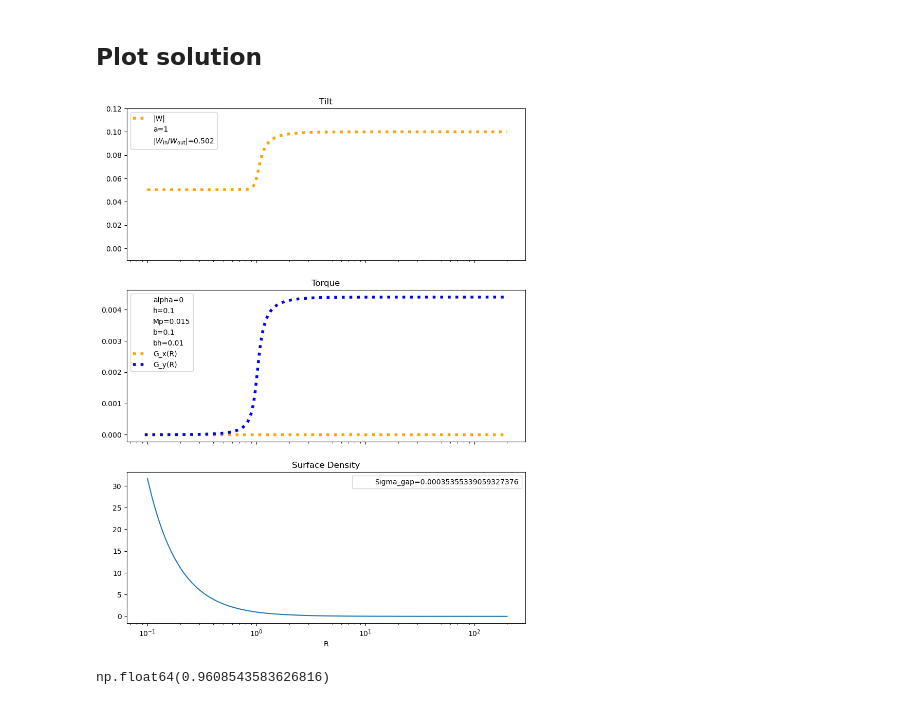
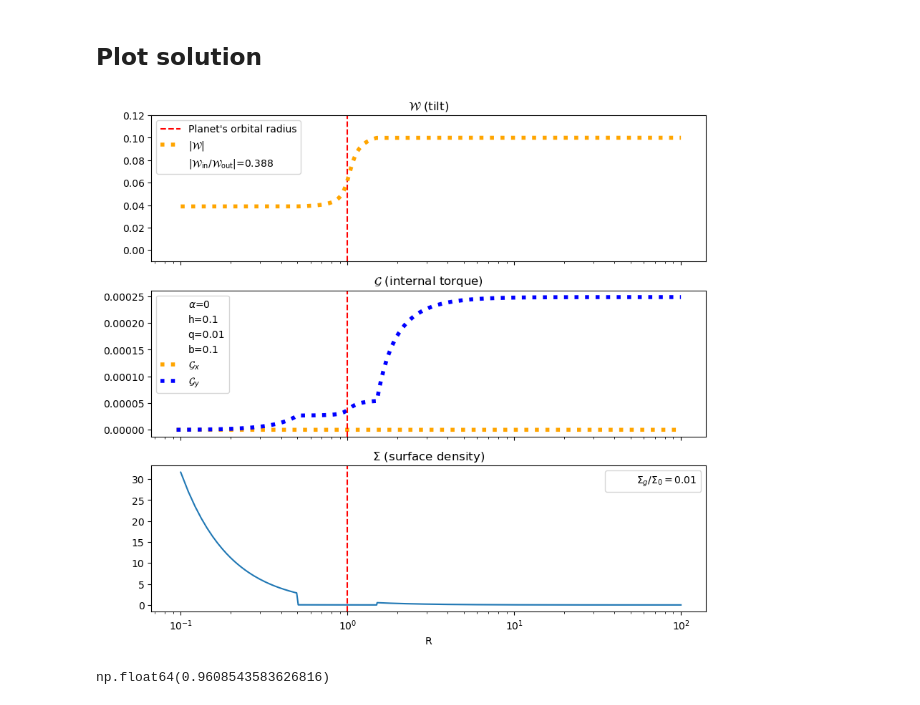
Before and after one commit to Jupiter1994/warped-disks, a Jupyter notebook: reduced-eqs-steady-state.ipynb, the cells around one changed output. Drawn from its saved outputs; the diff is of its cells as text; code cells hidden in the pictures.

Commit message:
improved steady-state soln plots, added jiaru's cartoon for bent disks

```diff
--- a/reduced-eqs-steady-state.ipynb
+++ b/reduced-eqs-steady-state.ipynb
@@ -37,11 +37,11 @@ cs = 0.1 # 0.02
 alpha = 0 # 0.01 # 0.019
 
 # planet parameters
-Mp, a = 1.5e-2, 1
+Mp, a = 1e-2, 1
 
 # toggle disk gap
 use_gap = False
-gap_depth = 1e0 # for a flat gap, this is Sigma_0/Sigma_gap
+gap_depth = 1e2 # for a flat gap, this is Sigma_0/Sigma_gap
 K, R_a, R_b, D_a, D_b = gap_depth, 0.5, 1.5, 0.05, 0.2
 use_Jeremys_profile = True # S * R**(-3/2), where S is different in or outside the gap
 
@@ -561,7 +561,7 @@ We start from the inner edge and integrate outward.
 # %%
 # spatial domain
 Rmin = 0.1
-Rmax = 200
+Rmax = 100
 DeltaR = .011 # 0.009
 num_Rs = (int) ((Rmax - Rmin) / DeltaR) + 1
 
@@ -663,7 +663,7 @@ if load_ungapped_data:
     with open(file_path_G, 'rb') as f:
         RGs_ungapped = np.load(f)
 # %%
-fig, axs = plt.subplots(3, sharex=True, figsize=(10,13))
+fig, axs = plt.subplots(3, sharex=True, figsize=(10,9))
 fig.set_facecolor("white")
 
 if load_zhu_data:
@@ -677,11 +677,13 @@ if load_ungapped_data:
     # axs[0].plot(RWs_ungapped[0], RWs_ungapped[1].imag, c="green", ls='--',\
     #             label="ungapped W_y")D_a
     axs[0].plot(RWs_ungapped[0].real, np.abs(RWs_ungapped[1]), c="red", ls='--',\
-                 label="ungapped |W|")
+                 label=r"ungapped |$\mathcal{W}$|")
 
 # axs[0].plot(Rs_warp.real, Ws.real, c="orange", ls=':', lw=4, label="W_x(R)")
 # axs[0].plot(Rs_warp.real, Ws.imag, c="blue", ls=':', lw=4, label="W_y(R)")
-axs[0].plot(Rs_warp.real, np.abs(Ws), c="orange", ls=':', lw=4, label="|W|")
+axs[0].vlines([a], 0, 1, transform=axs[0].get_xaxis_transform(), \
+                  color="red", linestyle="--", label="Planet's orbital radius")
+axs[0].plot(Rs_warp.real, np.abs(Ws), c="orange", ls=':', lw=4, label=r"|$\mathcal{W}$|")
 
 if use_gap:
     #R_a, R_b = 0.5, 1.5
@@ -691,80 +693,84 @@ if use_gap:
                   color="black", linestyle="--", label="Softening region")
 
 #axs[0].scatter([],[], s=0, label="dR="+str(DeltaR))
-axs[0].scatter([],[], s=0, label="a=" + str(a))
+#axs[0].scatter([],[], s=0, label="a=" + str(a))
 #axs[0].scatter([],[], s=0, label=r"$\Delta W_x/W_\text{out}$=" + str(DeltaWx))
-axs[0].scatter([],[], s=0, label=r"$|W_\text{in}/W_\text{out}|$=" + str(Win_div_Wout_rounded))
+axs[0].scatter([],[], s=0, label=r"$|\mathcal{W}_\text{in}/\mathcal{W}_\text{out}|$=" + str(Win_div_Wout_rounded))
 
 axs[0].set_ylim(-0.01,0.12)
 
-axs[1].scatter([],[], s=0, label="alpha=" + str(alpha))
+axs[1].scatter([],[], s=0, label=r"$\alpha$=" + str(alpha))
 axs[1].scatter([],[], s=0, label="h=" + str(cs))
 #axs[1].scatter([],[], s=0, label="BCs: G=0")
-axs[1].scatter([],[], s=0, label="Mp=" + str(Mp))
+axs[1].scatter([],[], s=0, label="q=" + str(Mp))
 axs[1].scatter([],[], s=0, label=r"b=" + str(eps))
 bh = eps*cs
-axs[1].scatter([],[], s=0, label=r"bh=" + str(np.round(bh,2)))
+#axs[1].scatter([],[], s=0, label=r"bh=" + str(np.round(bh,2)))
 #axs[1].scatter([],[], s=0, label="Rmax=" + str(Rmax))
 #axs[1].scatter([],[], s=0, label="G_in=" + str(np.round(Gs[0],2)))
 
 axs[0].legend()
-axs[0].set_title("Tilt")
+axs[0].set_title(r"$\mathcal{W}$ (tilt)")
 
 if load_zhu_data:
-    axs[1].plot(Rs_torque_zhu, Gs_final.real, c="red", ls='--', label="time-dep G_x")
-    axs[1].plot(Rs_torque_zhu, Gs_final.imag, c="orange", ls='--', label="time-dep G_y")
+    axs[1].plot(Rs_torque_zhu, Gs_final.real, c="red", ls='--', label=r"time-dep $\mathcal{G}_x$")
+    axs[1].plot(Rs_torque_zhu, Gs_final.imag, c="orange", ls='--', label=r"time-dep $\mathcal{G}_y$")
 # if load_ungapped_data:
 #     axs[1].plot(RGs_ungapped[0], RGs_ungapped[1].real, c="red", ls='--',\
 #                 label="ungapped G_x")
 #     axs[1].plot(RGs_ungapped[0], RGs_ungapped[1].imag, c="green", ls='--',\
 #                 label="ungapped G_y")
 
-axs[1].plot(Rs_torque.real, Gs.real, c="orange", ls=':', lw=4, label="G_x(R)")
-axs[1].plot(Rs_torque.real, Gs.imag, c="blue", ls=':', lw=4, label="G_y(R)")
+axs[1].plot(Rs_torque.real, Gs.real, c="orange", ls=':', lw=4, label=r"$\mathcal{G}_x$")
+axs[1].plot(Rs_torque.real, Gs.imag, c="blue", ls=':', lw=4, label=r"$\mathcal{G}_y$")
+axs[1].vlines([a], 0, 1, transform=axs[1].get_xaxis_transform(), \
+                  color="red", linestyle="--") # planet
 
 #ymin, ymax= min(Ws.imag) - .01, max(Ws.imag) + .01
 if use_gap:
     #R_a, R_b = 0.5, 1.5
     axs[1].vlines([R_a,R_b], 0, 1, transform=axs[1].get_xaxis_transform(), \
-                  color="black", linestyle=":")#, label="Gap edges")
-    axs[1].vlines([a-eps,a+eps], 0, 1, transform=axs[1].get_xaxis_transform(), \
-                  color="black", linestyle="--", label="Softening region")
+                  color="black", linestyle=":", label="Gap edges")
+    # axs[1].vlines([a-eps,a+eps], 0, 1, transform=axs[1].get_xaxis_transform(), \
+    #               color="black", linestyle="--", label="Softening region")
 
 #axs[1].set_xlim(Rmin - 0.1, Rmax + 0.1)
 #axs[1].set_ylim(0, 1e-6)
 
 axs[1].legend()
-axs[1].set_title("Torque")
+axs[1].set_title(r"$\mathcal{G}$ (internal torque)")
 
 Sigs = Sigmas(Rs_warp, use_gap)
 axs[2].plot(Rs_warp, Sigs)#, label="gapped")
 if load_ungapped_data:
     axs[2].plot(Rs_warp, Sigmas(Rs_warp,use_gap=False), label="ungapped")
 
 axs[2].set_xscale('log')
-axs[2].set_title("Surface Density")
+axs[2].set_title(r"$\Sigma$ (surface density)")
 axs[2].set_xlabel("R")
 
-axs[2].scatter([],[], s=0, label=r"Sigma_gap=" + str(min(Sigs)))
+axs[2].scatter([],[], s=0, label=r"$\Sigma_g/\Sigma_0=$" + str(1/K))
 # if use_gap:
 #     axs[2].scatter([],[], s=0, label="K (gap depth)="+str(gap_depth))
 #     axs[2].scatter([],[], s=0, label="D_a="+str(D_a))
 #     axs[2].scatter([],[], s=0, label="D_b="+str(D_b))
+axs[2].vlines([a], 0, 1, transform=axs[2].get_xaxis_transform(), \
+                  color="red", linestyle="--") # planet
 axs[2].legend()
 
-save_figs = False
+save_figs = True
 
 if save_figs:
     filepath = "Figures/integ-alpha=" + str(alpha) + \
     ",h=" + str(cs) + ",Mp=" + str(Mp) + ",eps=" +str(eps) +\
         ",Rmax=" + str(Rmax) + ",K=" + str(gap_depth) + "p=-1.5.png"
     # filepath = "Figures/integ-ctrl-K=" + str(gap_depth) + \
     #     "-no-disk-P.png"
     plt.savefig(filepath)
 
 plt.show()
 # %% [output]
-[figure, old version]
+[figure, new version]
 # %%
 Win_div_Wout
 # %% [output]
```
Also changed, not shown: 1 other file.
